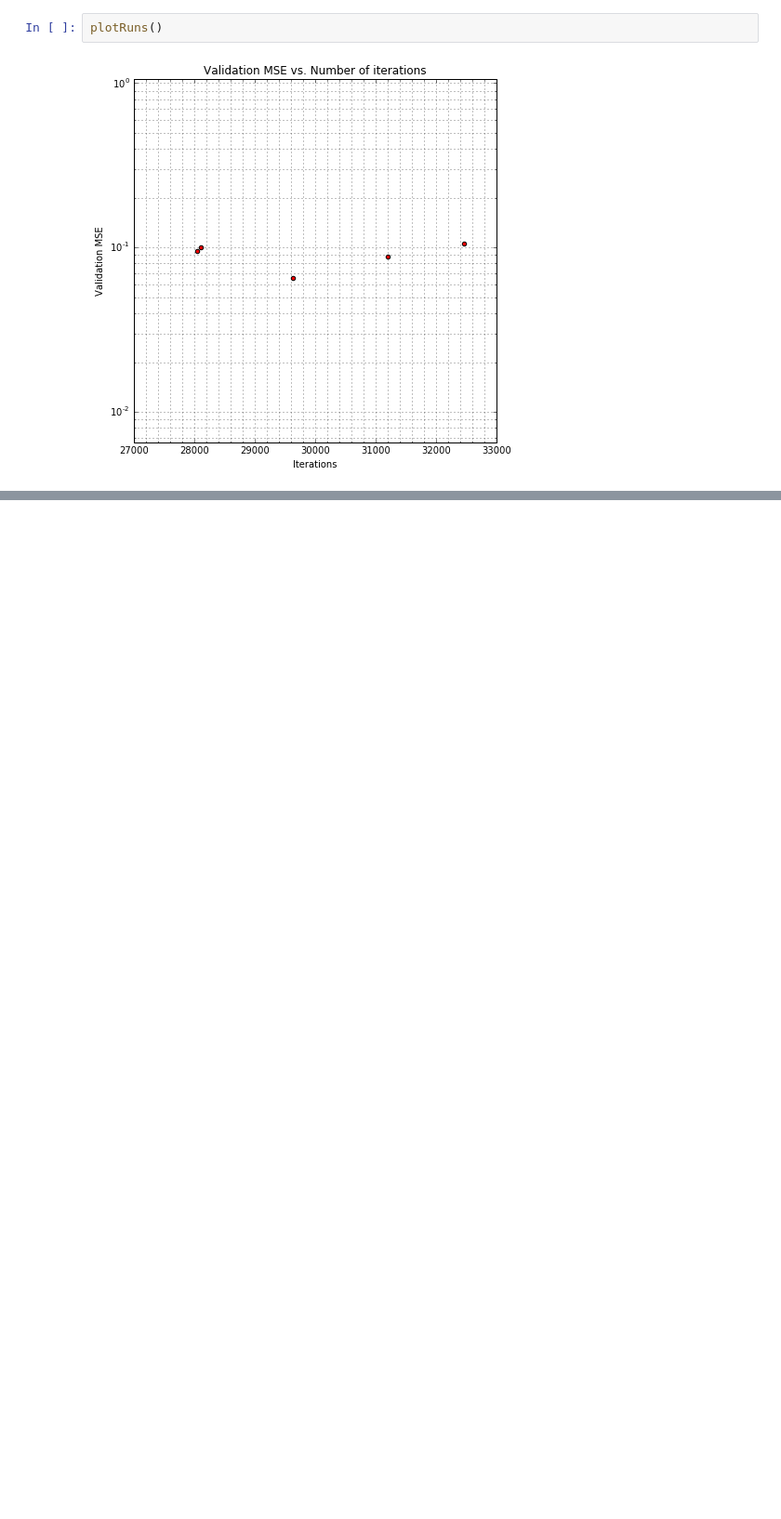
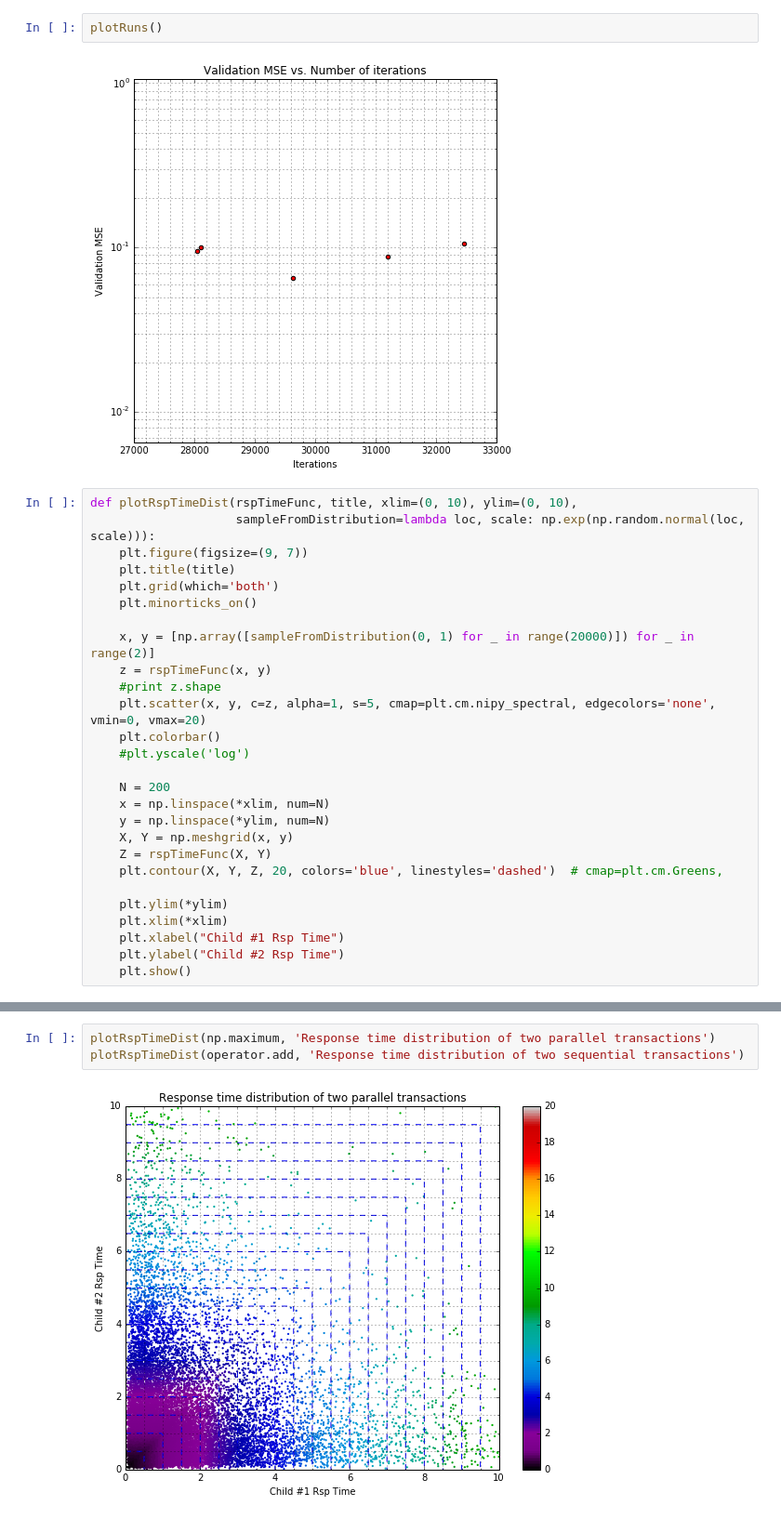
Before and after one commit to vadaszd/rsptime-simu, a Jupyter notebook: ReLU 04 GUST-LS.ipynb, the cells around one changed output, grey strips where cells are left out. Shown at 93% size. Saved outputs shown, nothing was run; the diff lists cells and outputs as text; blank space fills up the shorter version.

Commit message:
15 transactions

```diff
--- a/ReLU 04 GUST-LS.ipynb
+++ b/ReLU 04 GUST-LS.ipynb
@@ -1110,3 +1117,30 @@ Wall time: 14h 5min 5s
 plotRuns()
 # %% [output]
 [figure]
+# %%
+def plotRspTimeDist(rspTimeFunc, title, xlim=(0, 10), ylim=(0, 10),
+                    sampleFromDistribution=lambda loc, scale: np.exp(np.random.normal(loc, scale))):
+    plt.figure(figsize=(9, 7))
+    plt.title(title)
+    plt.grid(which='both')
+    plt.minorticks_on()
+
+    x, y = [np.array([sampleFromDistribution(0, 1) for _ in range(20000)]) for _ in range(2)]
+    z = rspTimeFunc(x, y)
+    #print z.shape
+    plt.scatter(x, y, c=z, alpha=1, s=5, cmap=plt.cm.nipy_spectral, edgecolors='none', vmin=0, vmax=20)
+    plt.colorbar()
+    #plt.yscale('log')
+
+    N = 200
+    x = np.linspace(*xlim, num=N)
+    y = np.linspace(*ylim, num=N)
+    X, Y = np.meshgrid(x, y)
+    Z = rspTimeFunc(X, Y)
+    plt.contour(X, Y, Z, 20, colors='blue', linestyles='dashed')  # cmap=plt.cm.Greens,
+
+    plt.ylim(*ylim)
+    plt.xlim(*xlim)
+    plt.xlabel("Child #1 Rsp Time")
+    plt.ylabel("Child #2 Rsp Time")
+    plt.show()
@@ -1112,0 +1152,5 @@ plotRuns()
+# %%
+plotRspTimeDist(np.maximum, 'Response time distribution of two parallel transactions')
+plotRspTimeDist(operator.add, 'Response time distribution of two sequential transactions')
+# %% [output]
+[figure, added]
```
Also changed, not shown: parts of 9 cells of this notebook, 1 other file.
